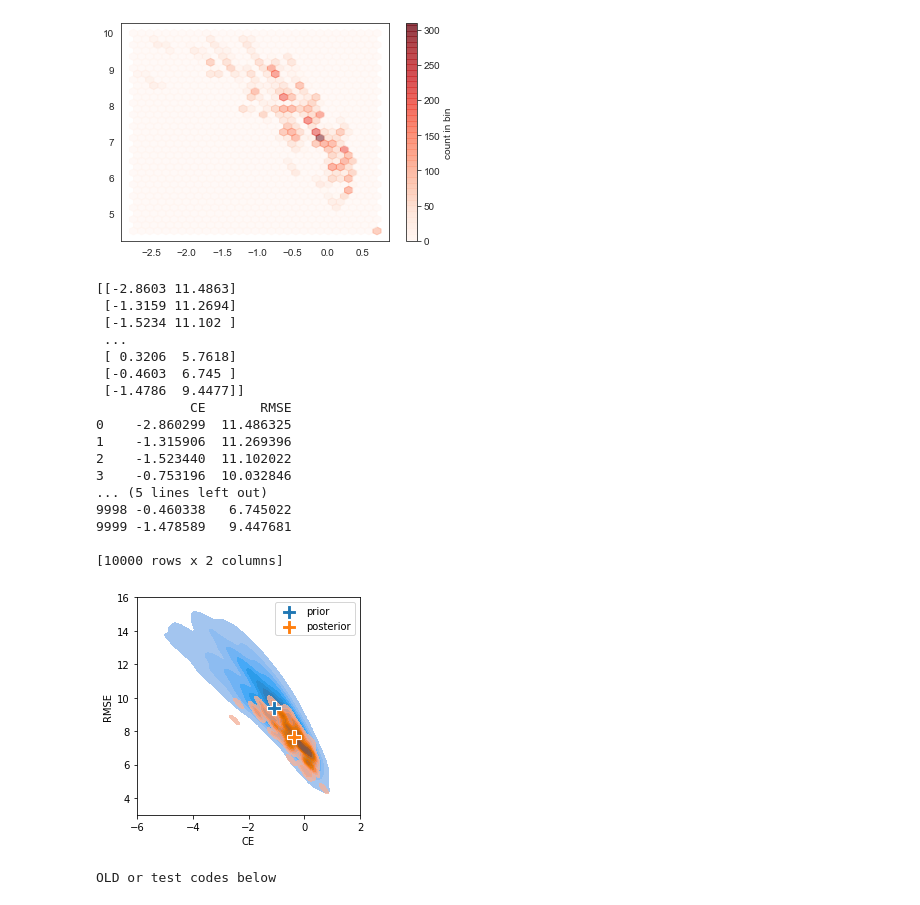
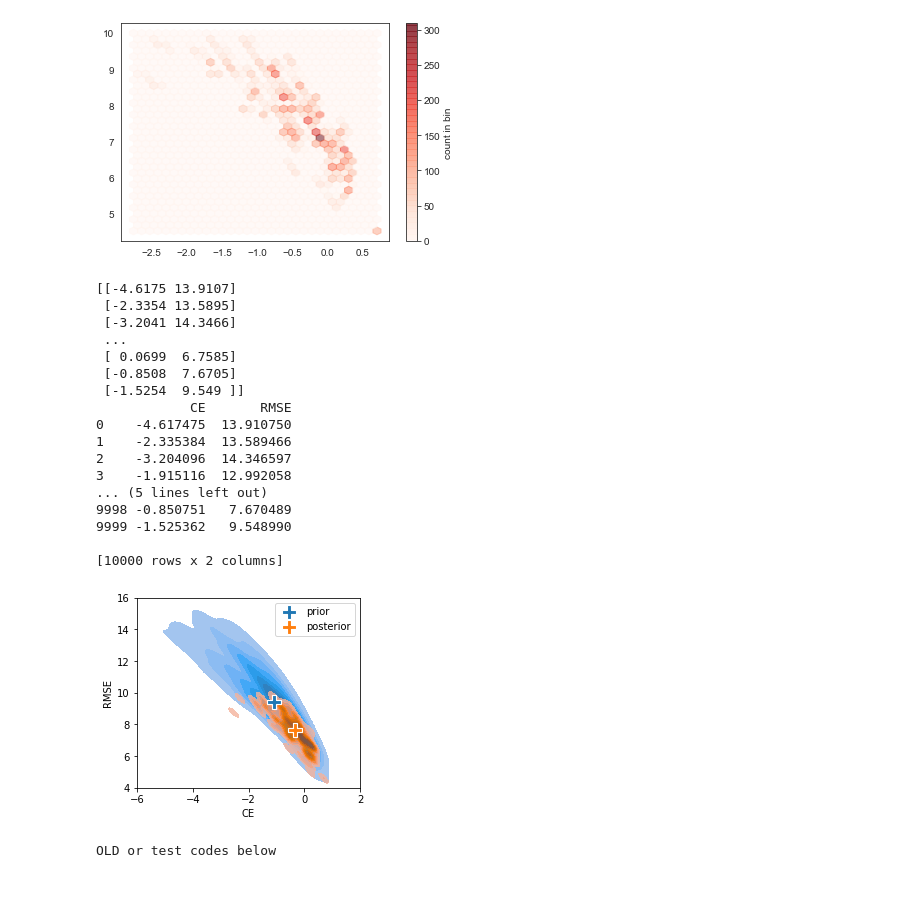
Before and after one commit to mingsongli/deepDA, a Jupyter notebook: verification/DeepDA_verify_CE_RMSE_TempUnit.ipynb, the cells around one changed output. Drawn from its saved outputs; the diff is of its cells as text; code cells hidden in the pictures.

```diff
--- a/verification/DeepDA_verify_CE_RMSE_TempUnit.ipynb
+++ b/verification/DeepDA_verify_CE_RMSE_TempUnit.ipynb
@@ -68,16 +68,22 @@ print('')
 recon = 0  # 0 = prePETM; 1 = peakPETM
 
 if recon == 0:
-    en = 'petmproxy3slices_v0.0.18.csv_petm17_v18_2021102_TOM_deepmip_MCsd100'
+    #en = 'petmproxy3slices_v0.0.18.csv_petm17_v18_2021102_TOM_deepmip_MCsd100'
     #en = 'petmproxy3slices_v0.0.18.csv_petm22_v18_2021102_TOM_deepmip_MCsd50'
     #en = 'petmproxy3slices_v0.0.18.csv_petm17_v18_2021117_TOM_deepmip_Rscale7_MCsd100'
     #en = 'petmproxy3slices_v0.0.18.csv_petm17_v18_2021123_TOM_deepmip_R.5_MCsd100'
+    en = 'petmproxy3slices_v0.0.18.csv_petm27_v18_20210224_TOM_Ca100_deepmip_3slice_MCsd100_R1'
+    en = 'petmproxy3slices_v0.0.18.csv_petm27_v18_20210228_TOM_deepmip_MCsd100_testR'   # useful, no CaCO3 is needed as only sst proxy are used for the calculation
+    xlsfilename = 'Tab.Sx.Rscale_CE&RMSE_petm27_v18_20210228_TOM_deepmip_MCsd100_testR.xlsx'
 elif recon == 1:
-    en = 'petmproxy3slices_v0.0.18.csv_petm17_v18_2021102_TOM_deepmip_MCsd100'
+    #en = 'petmproxy3slices_v0.0.18.csv_petm17_v18_2021102_TOM_deepmip_MCsd100'
     #en = 'petmproxy3slices_v0.0.18.csv_petm17_v18_2021123_TOM_deepmip_R.5_MCsd100'
     #en = 'petmproxy3slices_v0.0.18.csv_petm17_v18_2021117_TOM_deepmip_Rscale7_MCsd100'
-
-
+    en = 'petmproxy3slices_v0.0.18.csv_petm18_v18_20210224_TOM_Ca100_deepmip_peakPETM_MCsd100_R1'
+    #en = 'petmproxy3slices_v0.0.18.csv_petm18_v18_20210228_TOM_Ca100_deepmip_MCsd100_testR'
+    en = 'petmproxy3slices_v0.0.18.csv_petm18_v18_20210228_TOM_Ca100_deepmip_MCsd100_testR10_1'
+    en = 'petmproxy3slices_v0.0.18.csv_petm18_v18_20210228_TOM_deepmip_MCsd100_testR'
+    xlsfilename = 'Tab.Sx.Rscale_CE&RMSE_petm18_v18_20210228_TOM_deepmip_MCsd100_testR.xlsx'
 AnalysisStd = False   # True: standardize; False: use raw analysis data
 
 dum_jmax = 36
@@ -283,7 +289,8 @@ for locRadi in range(locRadn):
                     Xa_full_vari = Dataset(nc_filename).variables[Xa_full_name_vari][:]
                     Xa_mean_vari = Dataset(nc_filename).variables[Xa_mean_name_vari][:]
                     Xa_variance_vari = Dataset(nc_filename).variables[Xa_variance_name_vari][:]
-
+                    if en in ['petmproxy3slices_v0.0.18.csv_petm18_v18_20210228_TOM_deepmip_MCsd100_testR']:
+                        recon = 0
                     Xa_full_reconi = Xa_full_vari[:,:,:,0,recon].reshape((dum_ijmax,nens))
                     #print(Xa_full_reconi.shape)
                     Xa2d_poste_np[:,:,locRadi,proxy_fraci,Rscalei,MCi,Xa2d_vari,0] = np.copy(Xa_full_reconi)
@@ -609,52 +617,57 @@ w = rmse_poste.reshape(nens*MCn,1)
 
 data1 = np.array([x,y]).reshape((2,nens*MCn))
 data1 = np.swapaxes(data1,0,1)
 data2 = np.array([z,w]).reshape((2,nens*MCn))
 data2 = np.swapaxes(data2,0,1)
 print(data1)
 dfxy = pandas.DataFrame(data=data1,columns=['CE','RMSE'])
 dfzw = pandas.DataFrame(data=data2,columns=['CE','RMSE'])
 print(dfxy)
 
 #data3 = np.array([[np.median(x),np.median(y)],[np.median(z),np.median(w)]])
-data3 = np.array([np.median(x),np.median(y)]).reshape((1,2))
-data4 = np.array([np.median(z),np.median(w)]).reshape((1,2))
+# median
+#data3 = np.array([np.median(x),np.median(y)]).reshape((1,2))
+#data4 = np.array([np.median(z),np.median(w)]).reshape((1,2))
+# mean
+data3 = np.array([np.mean(x),np.mean(y)]).reshape((1,2))
+data4 = np.array([np.mean(z),np.mean(w)]).reshape((1,2))
+
 dfmedian1 = pandas.DataFrame(data=data3,columns=['CE','RMSE'])
 dfmedian2 = pandas.DataFrame(data=data4,columns=['CE','RMSE'])
 
-fig = plt.figure(figsize=(4,4))
+fig = plt.figure(figsize=(4,3.5))
 
 sns.kdeplot(data = dfxy, x="CE", y = "RMSE",fill=True, levels=10,alpha=1)
 sns.kdeplot(data = dfzw, x="CE", y = "RMSE",fill=True, levels=10,alpha=.8)
 
 sns.scatterplot(data = dfmedian1, x="CE", y = "RMSE", s=200, color="C0", marker='P',label="prior")
 sns.scatterplot(data = dfmedian2, x="CE", y = "RMSE", s=200, color="C1", marker='P',label="posterior")
 
 plt.xlim([-6,2])
-plt.ylim([3,16])
+plt.ylim([4,16])
 if recon == 0:
-    fig.savefig(yml_dict['core']['proj_dir']+'/wrk/'+en+'.RMSE&CE_prePETM.pdf')
+    fig.savefig(yml_dict['core']['proj_dir']+'/wrk/'+en+'.RMSE&CE_prePETM_mean.pdf')
 else:
-    fig.savefig(yml_dict['core']['proj_dir']+'/wrk/'+en+'.RMSE&CE_peakPETM.pdf')
+    fig.savefig(yml_dict['core']['proj_dir']+'/wrk/'+en+'.RMSE&CE_peakPETM_mean.pdf')
 # %% [output]
-[[-2.8603 11.4863]
- [-1.3159 11.2694]
- [-1.5234 11.102 ]
+[[-4.6175 13.9107]
+ [-2.3354 13.5895]
+ [-3.2041 14.3466]
  ...
- [ 0.3206  5.7618]
- [-0.4603  6.745 ]
- [-1.4786  9.4477]]
+ [ 0.0699  6.7585]
+ [-0.8508  7.6705]
+ [-1.5254  9.549 ]]
             CE       RMSE
-0    -2.860299  11.486325
-1    -1.315906  11.269396
-2    -1.523440  11.102022
-3    -0.753196  10.032846
+0    -4.617475  13.910750
+1    -2.335384  13.589466
+2    -3.204096  14.346597
+3    -1.915116  12.992058
 ... (5 lines left out)
-9998 -0.460338   6.745022
-9999 -1.478589   9.447681
+9998 -0.850751   7.670489
+9999 -1.525362   9.548990
 
 [10000 rows x 2 columns]
-[figure, old version]
+[figure, new version]
 # %%
 print('OLD or test codes below')
 # %% [output]
```
Also changed, not shown: parts of 3 cells of this notebook, 13 other files.
